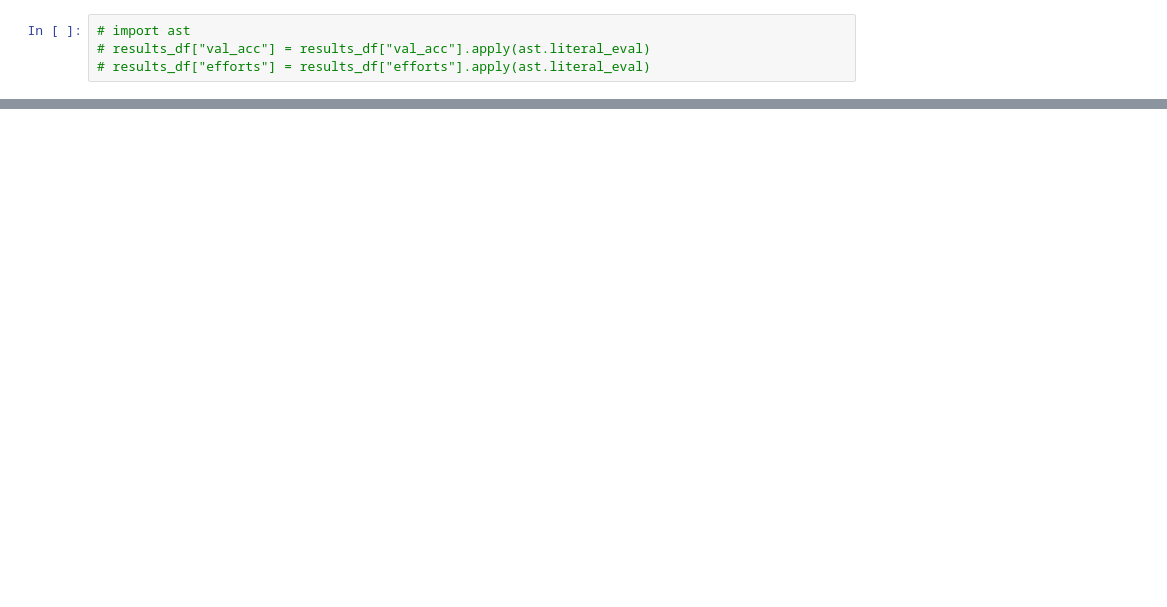
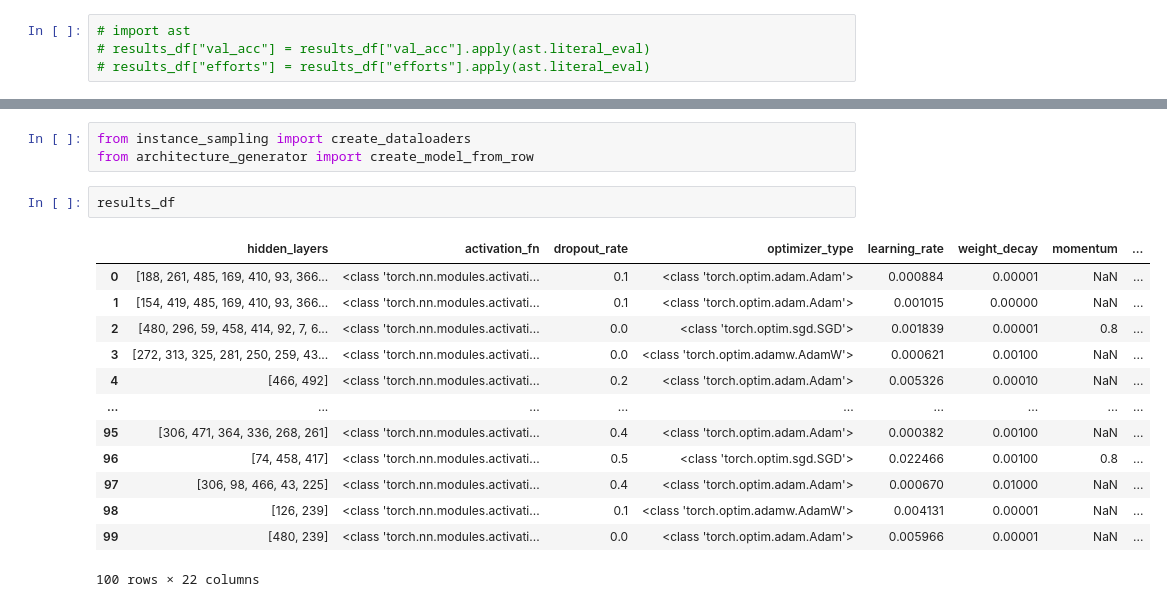
Before and after one commit to topsy-13/ShouldYouEvenNN, a Jupyter notebook: notebooks/test_instance_behavior.ipynb, the cells around one changed output, grey strips where cells are left out. Cells and saved outputs as stored; diff of their text form; blank space fills up the shorter version.

```diff
--- a/notebooks/test_instance_behavior.ipynb
+++ b/notebooks/test_instance_behavior.ipynb
@@ -120,3 +142,22 @@ plt.show()
+# %%
+from instance_sampling import create_dataloaders
+from architecture_generator import create_model_from_row
+# %%
+results_df
+# %% [output]
+|  | hidden_layers | activation_fn | dropout_rate | optimizer_type | learning_rate | weight_decay | momentum | ... |
+| 0 | [188, 261, 485, 169, 410, 93, 366... | <class 'torch.nn.modules.activati... | 0.1 | <class 'torch.optim.adam.Adam'> | 0.000884 | 0.00001 | NaN | ... |
+| 1 | [154, 419, 485, 169, 410, 93, 366... | <class 'torch.nn.modules.activati... | 0.1 | <class 'torch.optim.adam.Adam'> | 0.001015 | 0.00000 | NaN | ... |
+| 2 | [480, 296, 59, 458, 414, 92, 7, 6... | <class 'torch.nn.modules.activati... | 0.0 | <class 'torch.optim.sgd.SGD'> | 0.001839 | 0.00001 | 0.8 | ... |
+| 3 | [272, 313, 325, 281, 250, 259, 43... | <class 'torch.nn.modules.activati... | 0.0 | <class 'torch.optim.adamw.AdamW'> | 0.000621 | 0.00100 | NaN | ... |
+| 4 | [466, 492] | <class 'torch.nn.modules.activati... | 0.2 | <class 'torch.optim.adam.Adam'> | 0.005326 | 0.00010 | NaN | ... |
+| ... | ... | ... | ... | ... | ... | ... | ... | ... |
+| 95 | [306, 471, 364, 336, 268, 261] | <class 'torch.nn.modules.activati... | 0.4 | <class 'torch.optim.adam.Adam'> | 0.000382 | 0.00100 | NaN | ... |
+| 96 | [74, 458, 417] | <class 'torch.nn.modules.activati... | 0.5 | <class 'torch.optim.sgd.SGD'> | 0.022466 | 0.00100 | 0.8 | ... |
+| 97 | [306, 98, 466, 43, 225] | <class 'torch.nn.modules.activati... | 0.4 | <class 'torch.optim.adam.Adam'> | 0.000670 | 0.01000 | NaN | ... |
+| 98 | [126, 239] | <class 'torch.nn.modules.activati... | 0.1 | <class 'torch.optim.adamw.AdamW'> | 0.004131 | 0.00001 | NaN | ... |
+| 99 | [480, 239] | <class 'torch.nn.modules.activati... | 0.0 | <class 'torch.optim.adam.Adam'> | 0.005966 | 0.00001 | NaN | ... |
+100 rows × 22 columns
 # %%
 # Train till the end the best model
 best_model = generation.get_best_model()
```
Also changed, not shown: parts of 26 cells of this notebook, 5 other files.
